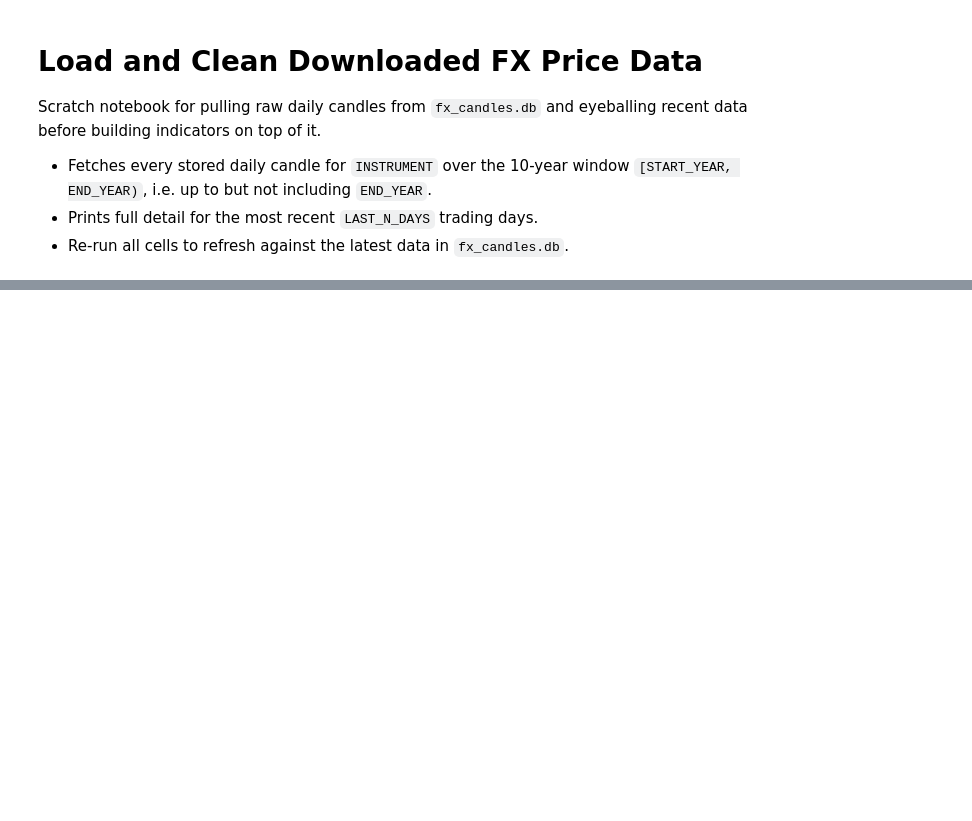
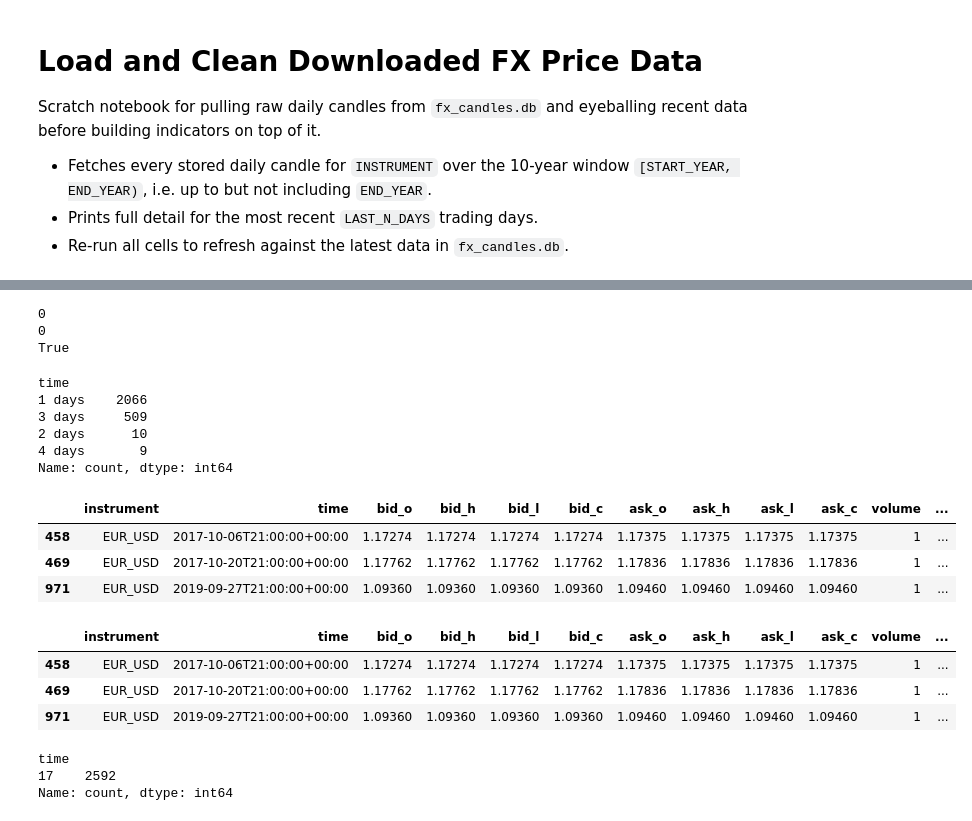
Before and after one commit to antonyTheRiskTaker/quant-lab, a Jupyter notebook: trading/notebooks/sanity_check_eurusd_data_part_2.ipynb, the cells around one changed output, grey strips where cells are left out. Cells and saved outputs as stored; diff of their text form; code cells hidden in the pictures; blank space fills up the shorter version.

```diff
--- a/trading/notebooks/sanity_check_eurusd_data_part_2.ipynb
+++ b/trading/notebooks/sanity_check_eurusd_data_part_2.ipynb
@@ -79,0 +170,3 @@ session_date
+# %%
+ny_from_2016_to_2025 = pd.to_datetime(from_2016_to_2025_days["time"], utc=True).dt.tz_convert("America/New_York")
+session_date_from_2016_to_2025 = ny_from_2016_to_2025.dt.tz_localize(None).dt.normalize() + pd.Timedelta(days=1)
@@ -79,0 +224,33 @@ session_date
+# %%
+print(num_of_repeated_timestamps_from_2016_to_2025)
+print(num_of_fully_identical_rows)
+print(are_days_from_2016_to_2025_sorted)
+# %% [output]
+0
+0
+True
+# %%
+session_date_from_2016_to_2025.diff().value_counts()
+# %% [output]
+time
+1 days    2066
+3 days     509
+2 days      10
+4 days       9
+Name: count, dtype: int64
+# %%
+sat_mask_from_2016_to_2025 = session_date_from_2016_to_2025.dt.day_name() == "Saturday"
+from_2016_to_2025_days.loc[sat_mask_from_2016_to_2025]
+# %% [output]
+|  | instrument | time | bid_o | bid_h | bid_l | bid_c | ask_o | ask_h | ask_l | ask_c | volume | ... |
+| 458 | EUR_USD | 2017-10-06T21:00:00+00:00 | 1.17274 | 1.17274 | 1.17274 | 1.17274 | 1.17375 | 1.17375 | 1.17375 | 1.17375 | 1 | ... |
+| 469 | EUR_USD | 2017-10-20T21:00:00+00:00 | 1.17762 | 1.17762 | 1.17762 | 1.17762 | 1.17836 | 1.17836 | 1.17836 | 1.17836 | 1 | ... |
+| 971 | EUR_USD | 2019-09-27T21:00:00+00:00 | 1.09360 | 1.09360 | 1.09360 | 1.09360 | 1.09460 | 1.09460 | 1.09460 | 1.09460 | 1 | ... |
+# %%
+flat = (from_2016_to_2025_days.bid_o == from_2016_to_2025_days.bid_h) & (from_2016_to_2025_days.bid_h == from_2016_to_2025_days.bid_l) & (from_2016_to_2025_days.bid_l == from_2016_to_2025_days.bid_c)
+from_2016_to_2025_days.loc[flat | (from_2016_to_2025_days.volume < 100)]
+# %% [output]
+|  | instrument | time | bid_o | bid_h | bid_l | bid_c | ask_o | ask_h | ask_l | ask_c | volume | ... |
+| 458 | EUR_USD | 2017-10-06T21:00:00+00:00 | 1.17274 | 1.17274 | 1.17274 | 1.17274 | 1.17375 | 1.17375 | 1.17375 | 1.17375 | 1 | ... |
+| 469 | EUR_USD | 2017-10-20T21:00:00+00:00 | 1.17762 | 1.17762 | 1.17762 | 1.17762 | 1.17836 | 1.17836 | 1.17836 | 1.17836 | 1 | ... |
+| 971 | EUR_USD | 2019-09-27T21:00:00+00:00 | 1.09360 | 1.09360 | 1.09360 | 1.09360 | 1.09460 | 1.09460 | 1.09460 | 1.09460 | 1 | ... |
@@ -79,0 +262,6 @@ session_date
+# %%
+ny_clean_from_2016_to_2025.dt.hour.value_counts()
+# %% [output]
+time
+17    2592
+Name: count, dtype: int64
```
Also changed, not shown: parts of 31 cells of this notebook, 4 other files.
